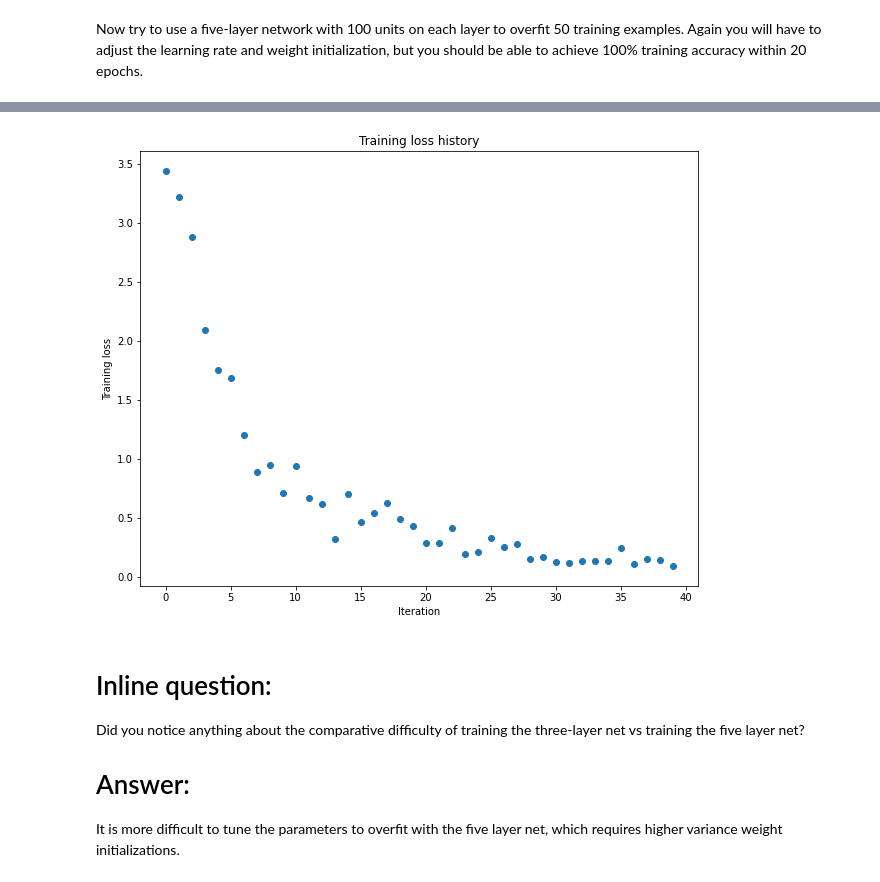
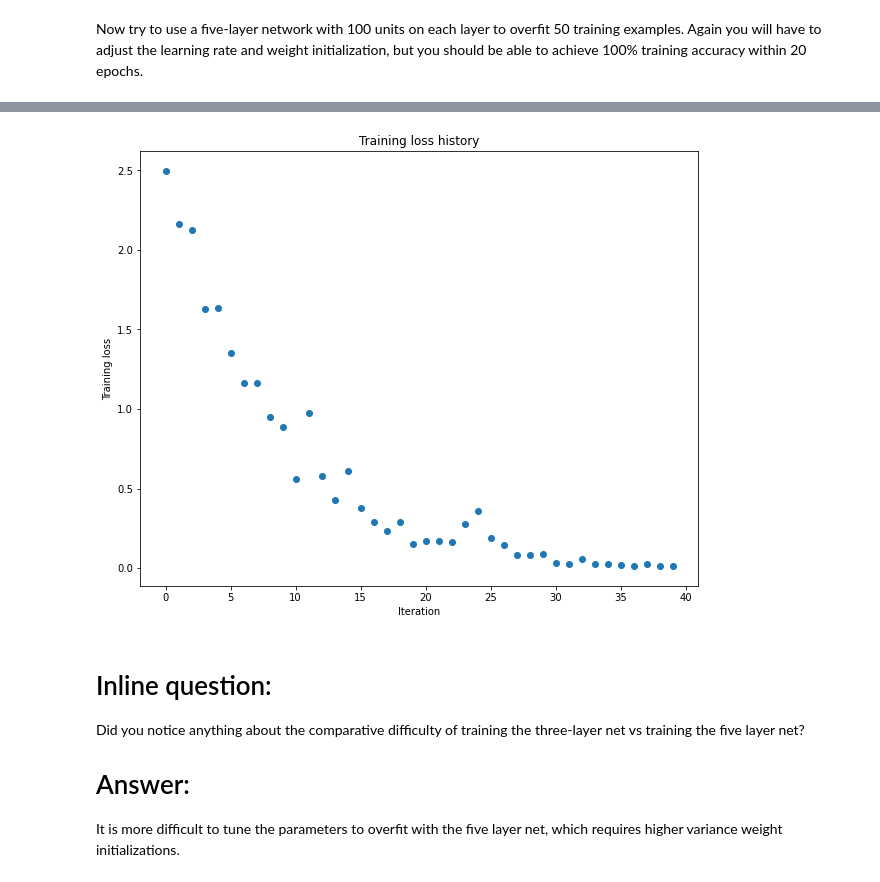
Before and after one commit to samihamahin/cs182_hw1_student, a Jupyter notebook: FullyConnectedNets.ipynb, the cells around one changed output, grey strips where cells are left out. Drawn from its saved outputs; the diff is of its cells as text; code cells hidden in the pictures.

```diff
--- a/FullyConnectedNets.ipynb
+++ b/FullyConnectedNets.ipynb
@@ -524,8 +539,8 @@ small_data = {
 ############################################################################
 # TODO: Tune these parameters to get 100% train accuracy within 20 epochs. #
 ############################################################################
-learning_rate = 1e-3
-weight_scale = 1e-5
+learning_rate = 0.02
+weight_scale = 0.04
 ############################################################################
 #                             END OF YOUR CODE                             #
 ############################################################################
@@ -569,4 +584,4 @@ solver.record_histories_as_npz('submission_logs/overfit_5layer_fc.npz')
-[figure, old version]
+[figure, new version]
 # %% [markdown]
 # Inline question:
 Did you notice anything about the comparative difficulty of training the three-layer net vs training the five layer net?
```
Also changed, not shown: parts of 11 cells of this notebook, 2 other files.
